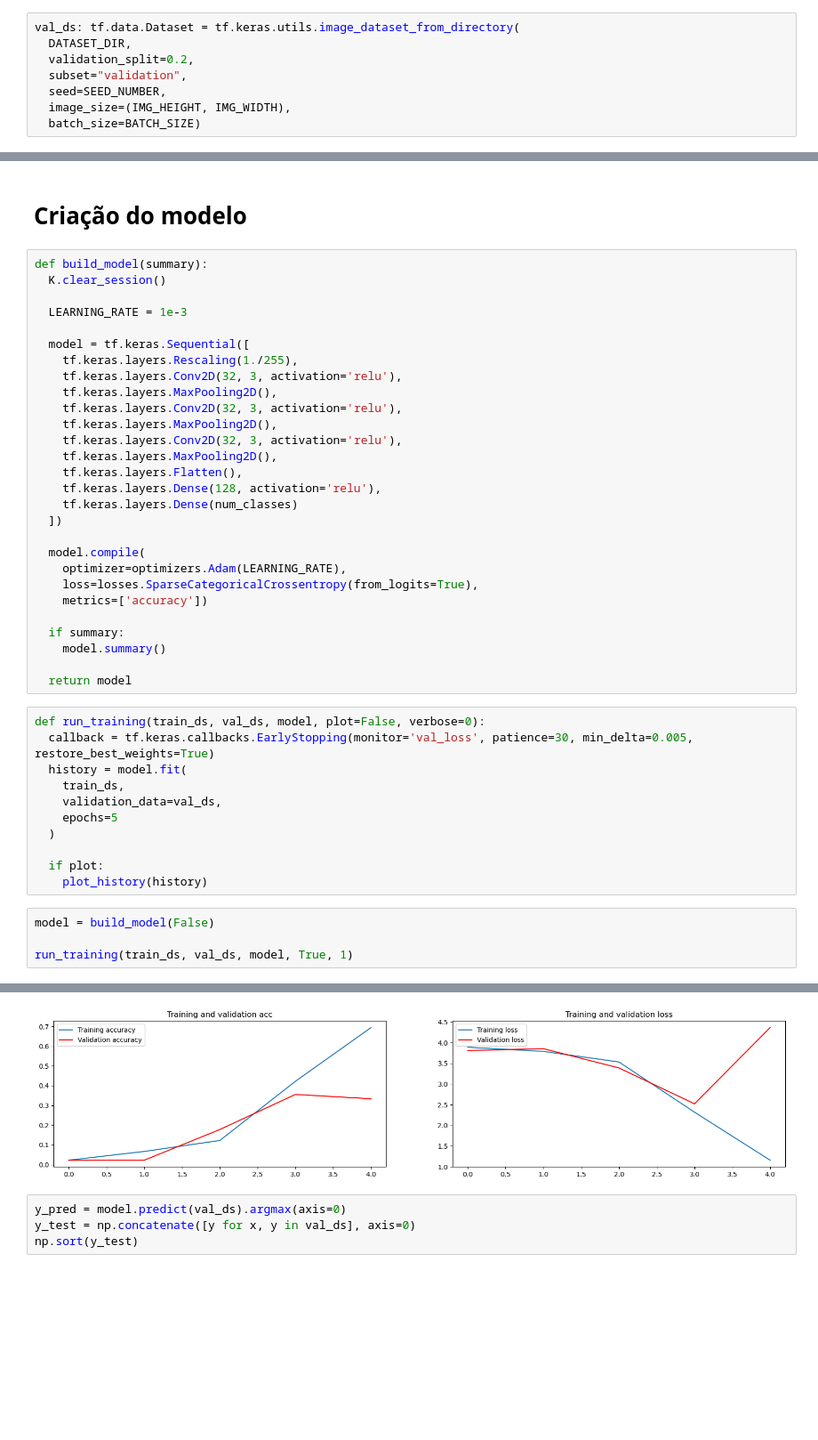
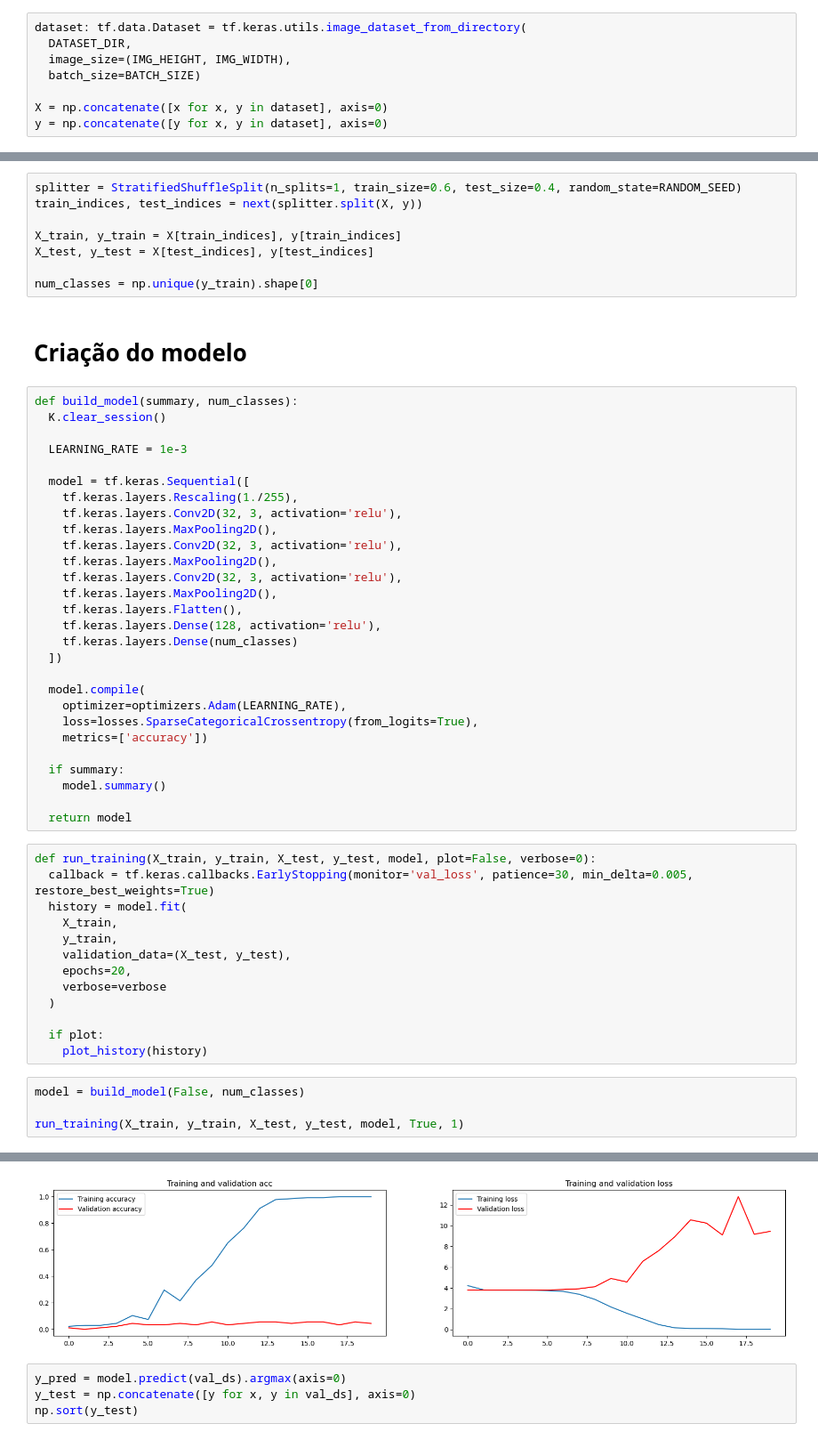
Before and after one commit to krisandre7/ml-iris, a Jupyter notebook: iris.ipynb, the cells around one changed output, grey strips where cells are left out. Shown at 89% size. Saved outputs shown, nothing was run; the diff lists cells and outputs as text; blank space fills up the shorter version.

Commit message:
implementei train test split

```diff
--- a/iris.ipynb
+++ b/iris.ipynb
@@ -104,10 +91,10 @@ Using 180 files for training.
 # %%
-val_ds: tf.data.Dataset = tf.keras.utils.image_dataset_from_directory(
+dataset: tf.data.Dataset = tf.keras.utils.image_dataset_from_directory(
   DATASET_DIR,
-  validation_split=0.2,
-  subset="validation",
-  seed=SEED_NUMBER,
   image_size=(IMG_HEIGHT, IMG_WIDTH),
   batch_size=BATCH_SIZE)
+
+X = np.concatenate([x for x, y in dataset], axis=0)
+y = np.concatenate([y for x, y in dataset], axis=0)
 # %% [output]
 Found 225 files belonging to 45 classes.
@@ -136,7 +101,15 @@ val_ds: tf.data.Dataset = val_ds.cache().shuffle(25, SEED_NUMBER).prefetch(buffe
+# %%
+splitter = StratifiedShuffleSplit(n_splits=1, train_size=0.6, test_size=0.4, random_state=RANDOM_SEED)
+train_indices, test_indices = next(splitter.split(X, y))
+
+X_train, y_train = X[train_indices], y[train_indices]
+X_test, y_test = X[test_indices], y[test_indices]
+
+num_classes = np.unique(y_train).shape[0]
 # %% [markdown]
 # Criação do modelo
 # %%
-def build_model(summary):
+def build_model(summary, num_classes):
   K.clear_session()
 
   LEARNING_RATE = 1e-3
@@ -164,18 +137,20 @@ def build_model(summary):
 
   return model
 # %%
-def run_training(train_ds, val_ds, model, plot=False, verbose=0):
+def run_training(X_train, y_train, X_test, y_test, model, plot=False, verbose=0):
   callback = tf.keras.callbacks.EarlyStopping(monitor='val_loss', patience=30, min_delta=0.005, restore_best_weights=True)
   history = model.fit(
-    train_ds,
-    validation_data=val_ds,
-    epochs=5
+    X_train,
+    y_train,
+    validation_data=(X_test, y_test),
+    epochs=20,
+    verbose=verbose
   )
 
   if plot:
     plot_history(history)
 # %%
-model = build_model(False)
+model = build_model(False, num_classes)
 
-run_training(train_ds, val_ds, model, True, 1)
+run_training(X_train, y_train, X_test, y_test, model, True, 1)
 # %% [output]
@@ -192,4 +174,4 @@ Epoch 5/5
-[figure, old version]
+[figure, new version]
 # %%
 y_pred = model.predict(val_ds).argmax(axis=0)
 y_test = np.concatenate([y for x, y in val_ds], axis=0)
```
Also changed, not shown: parts of 9 cells of this notebook.
